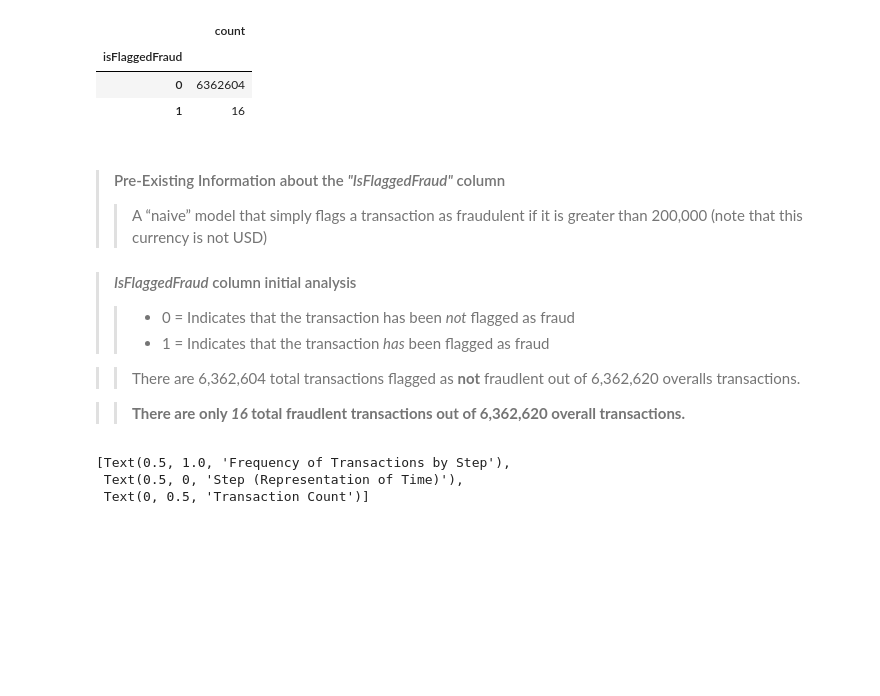
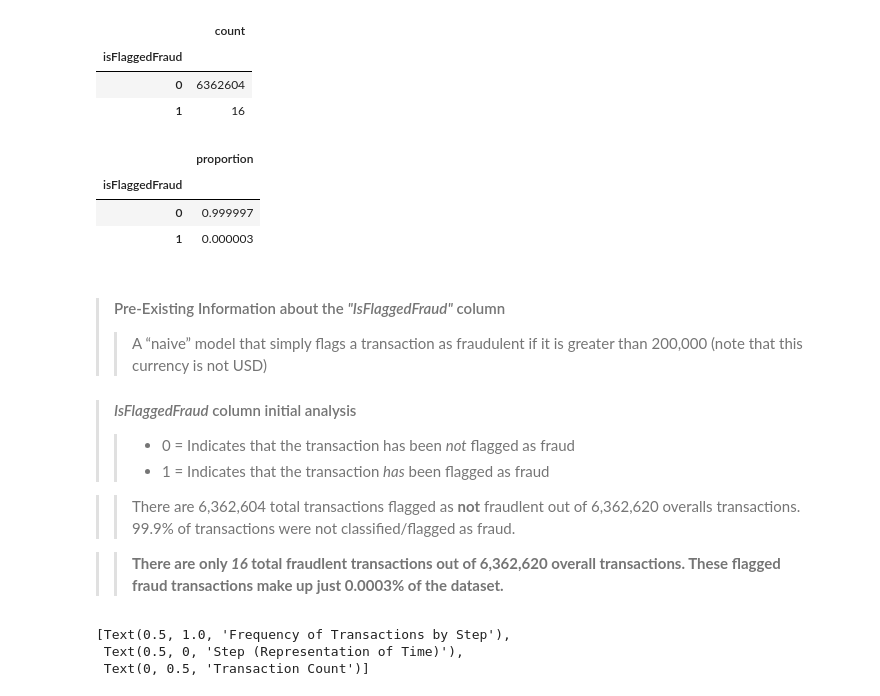
Before and after one commit to thetechleila/FinancialFraudData_EDA, a Jupyter notebook: eda01_initial_analysis/FinFraudEDA_01.ipynb, the cells around one changed output. Cells and saved outputs as stored; diff of their text form; code cells hidden in the pictures; blank space fills up the shorter version.

```diff
--- a/eda01_initial_analysis/FinFraudEDA_01.ipynb
+++ b/eda01_initial_analysis/FinFraudEDA_01.ipynb
@@ -145,6 +145,17 @@ flagged_count.to_frame()
 | isFlaggedFraud |  |
 | 0 | 6362604 |
 | 1 | 16 |
+# %%
+#Display the proporion of transactions flagged as Not Fraud or Fraud
+flagged_prop = df["isFlaggedFraud"].value_counts(normalize=True)
+
+#Convert the flagged_prop series into a dataframe
+flagged_prop.to_frame()
+# %% [output]
+|  | proportion |
+| isFlaggedFraud |  |
+| 0 | 0.999997 |
+| 1 | 0.000003 |
 # %% [markdown]
 > #### Pre-Existing Information about the *"IsFlaggedFraud"* column
 >
@@ -156,9 +167,9 @@ flagged_count.to_frame()
 >> * 0 =  Indicates that the transaction has been *not* flagged as fraud
 >> * 1 = Indicates that the transaction *has* been flagged as fraud
 
->> There are 6,362,604 total transactions flagged as **not** fraudlent out of 6,362,620 overalls transactions.
+>> There are 6,362,604 total transactions flagged as **not** fraudlent out of 6,362,620 overalls transactions. 99.9% of transactions were not classified/flagged as fraud.
 
->> **There are only *16* total fraudlent transactions out of 6,362,620 overall transactions.**
+>> **There are only *16* total fraudlent transactions out of 6,362,620 overall transactions. These flagged fraud transactions make up just 0.0003% of the dataset.**
 # %%
 #Create histogram that analyzes the frequency of transactions by step
 
```
